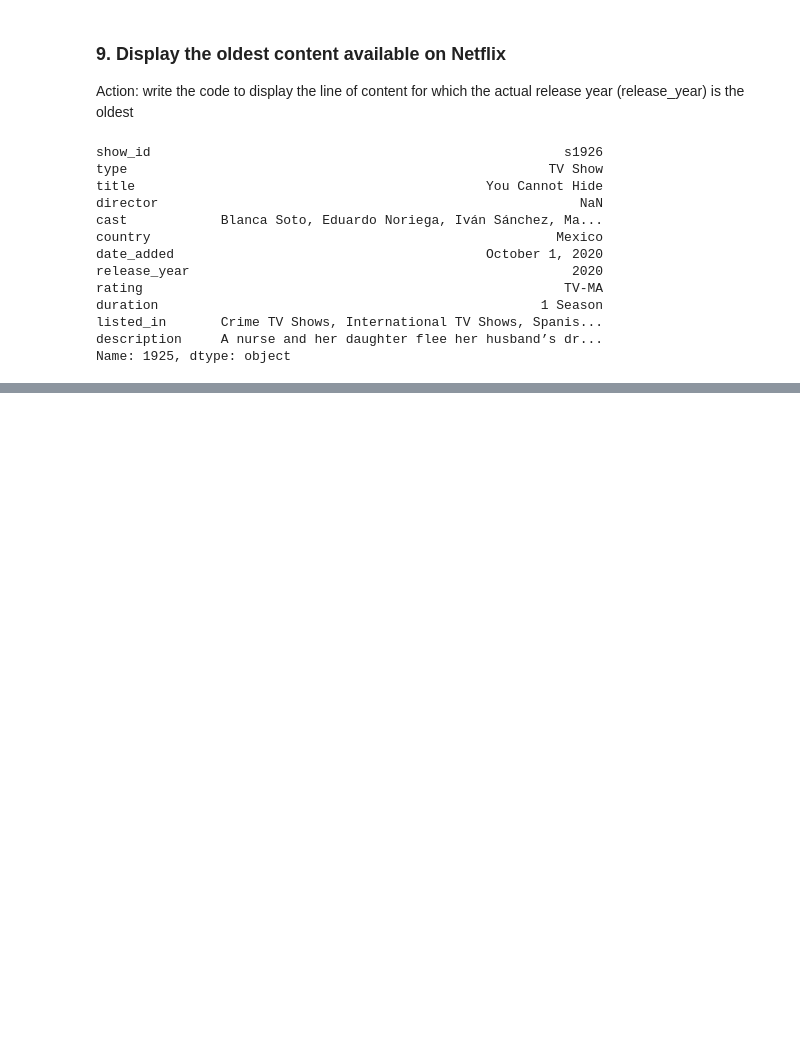
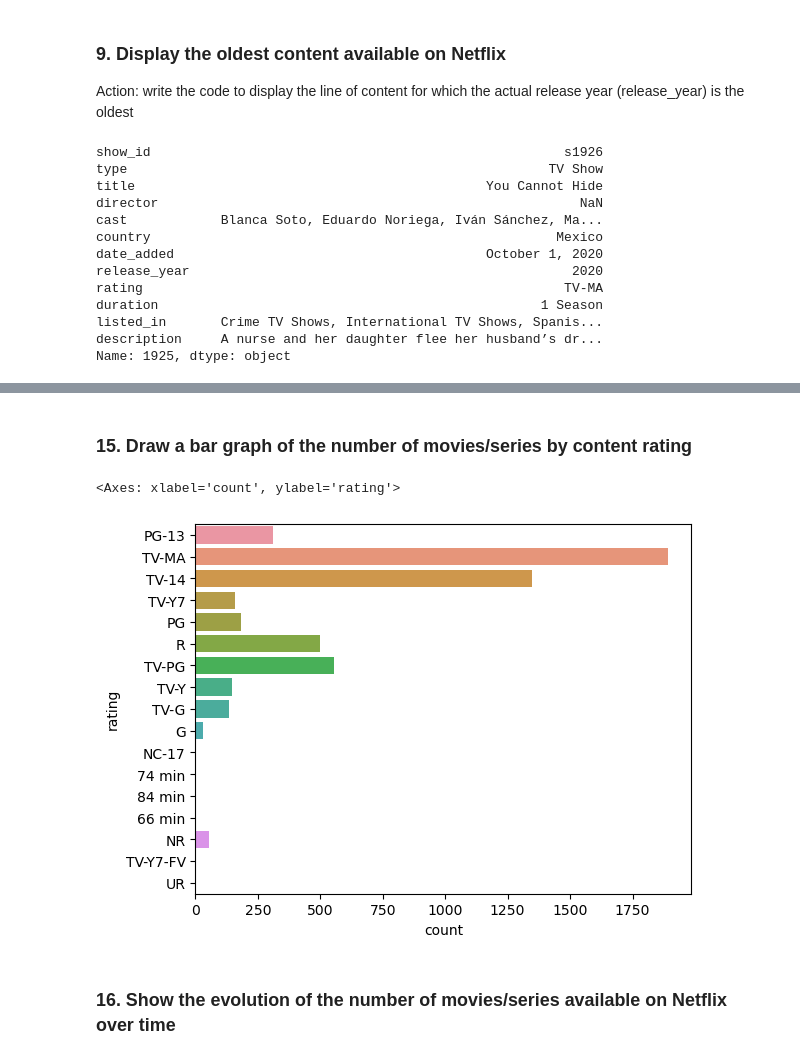
Before and after one commit to BranisGh/Data-Science-Projects, a Jupyter notebook: netflix_titles.ipynb, the cells around one changed output, grey strips where cells are left out. Cells and saved outputs as stored; diff of their text form; code cells hidden in the pictures; blank space fills up the shorter version.

```diff
--- a/netflix_titles.ipynb
+++ b/netflix_titles.ipynb
@@ -228,0 +328,10 @@ TypeError: sort_values() got an unexpected keyword argument 'revers'
+# %% [markdown]
+### 15. Draw a bar graph of the number of movies/series by content rating
+# %%
+# Plot a countplot of the country variable
+sns.countplot(data=df_top_10_countries, y="rating")
+# %% [output]
+<Axes: xlabel='count', ylabel='rating'>
+[figure, added]
+# %% [markdown]
+### 16. Show the evolution of the number of movies/series available on Netflix over time
```
Also changed, not shown: parts of 25 cells of this notebook.
